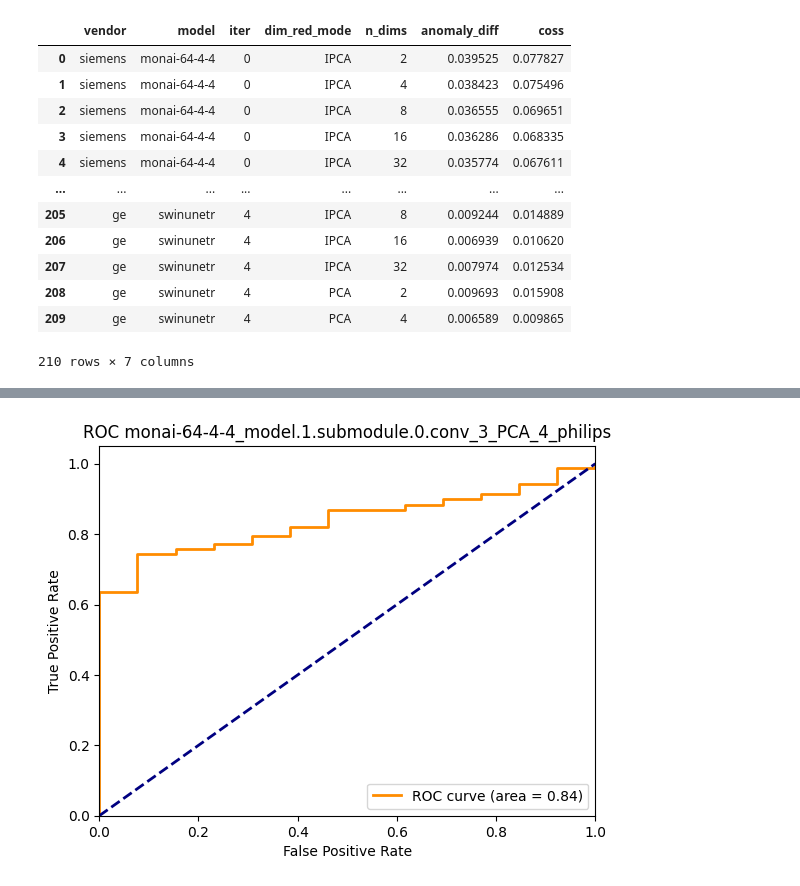
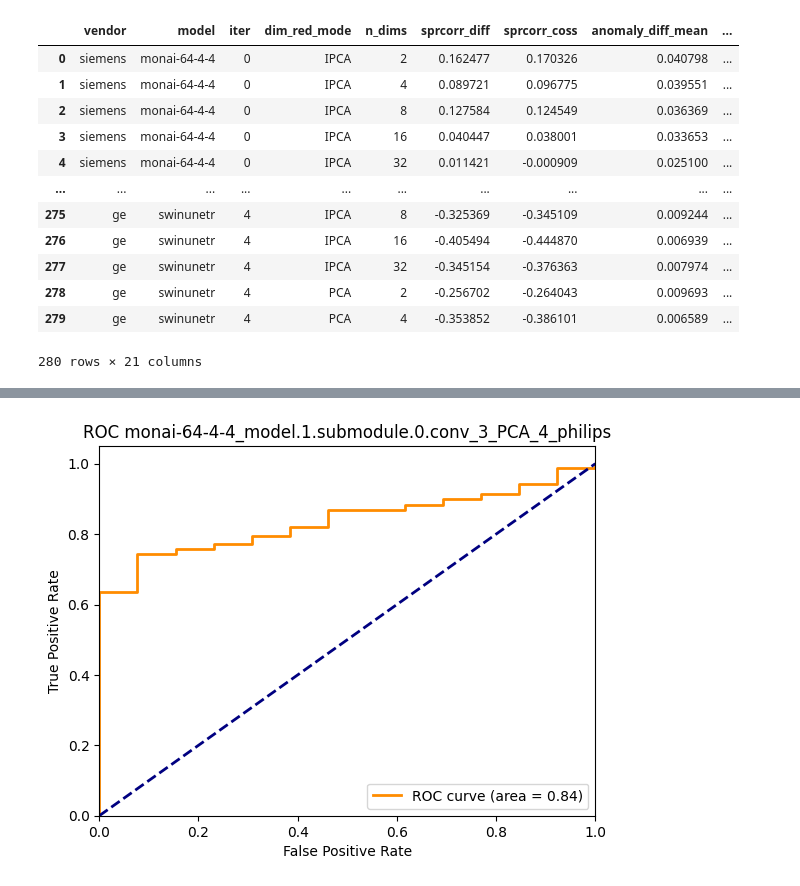
Before and after one commit to sgomezru/DSSQ, a Jupyter notebook: notebooks/anomaly.ipynb, the cells around one changed output, grey strips where cells are left out. Drawn from its saved outputs; the diff is of its cells as text; code cells hidden in the pictures.

Commit message:
Anomaly score reconstructed dims

```diff
--- a/notebooks/anomaly.ipynb
+++ b/notebooks/anomaly.ipynb
@@ -686,18 +734,18 @@ anomaly_stats = compute_anomaly(anomaly_outputs)
 # %%
-df_anomaly = pd.DataFrame(anomaly_stats)
-df_anomaly.to_csv(f'{OUT_PATH}/eval_data/anom_stats.csv', index=False)
+df_anomaly = pd.DataFrame(collected_stats)
+df_anomaly.to_csv(f'{OUT_PATH}/eval_data/anom_stats_complete.csv', index=False)
 df_anomaly
 # %% [output]
-|  | vendor | model | iter | dim_red_mode | n_dims | anomaly_diff | coss |
-| 0 | siemens | monai-64-4-4 | 0 | IPCA | 2 | 0.039525 | 0.077827 |
-| 1 | siemens | monai-64-4-4 | 0 | IPCA | 4 | 0.038423 | 0.075496 |
-| 2 | siemens | monai-64-4-4 | 0 | IPCA | 8 | 0.036555 | 0.069651 |
-| 3 | siemens | monai-64-4-4 | 0 | IPCA | 16 | 0.036286 | 0.068335 |
-| 4 | siemens | monai-64-4-4 | 0 | IPCA | 32 | 0.035774 | 0.067611 |
-| ... | ... | ... | ... | ... | ... | ... | ... |
-| 205 | ge | swinunetr | 4 | IPCA | 8 | 0.009244 | 0.014889 |
-| 206 | ge | swinunetr | 4 | IPCA | 16 | 0.006939 | 0.010620 |
-| 207 | ge | swinunetr | 4 | IPCA | 32 | 0.007974 | 0.012534 |
-| 208 | ge | swinunetr | 4 | PCA | 2 | 0.009693 | 0.015908 |
-| 209 | ge | swinunetr | 4 | PCA | 4 | 0.006589 | 0.009865 |
+|  | vendor | model | iter | dim_red_mode | n_dims | sprcorr_diff | sprcorr_coss | anomaly_diff_mean | ... |
+| 0 | siemens | monai-64-4-4 | 0 | IPCA | 2 | 0.162477 | 0.170326 | 0.040798 | ... |
+| 1 | siemens | monai-64-4-4 | 0 | IPCA | 4 | 0.089721 | 0.096775 | 0.039551 | ... |
+| 2 | siemens | monai-64-4-4 | 0 | IPCA | 8 | 0.127584 | 0.124549 | 0.036369 | ... |
+| 3 | siemens | monai-64-4-4 | 0 | IPCA | 16 | 0.040447 | 0.038001 | 0.033653 | ... |
+| 4 | siemens | monai-64-4-4 | 0 | IPCA | 32 | 0.011421 | -0.000909 | 0.025100 | ... |
+| ... | ... | ... | ... | ... | ... | ... | ... | ... | ... |
+| 275 | ge | swinunetr | 4 | IPCA | 8 | -0.325369 | -0.345109 | 0.009244 | ... |
+| 276 | ge | swinunetr | 4 | IPCA | 16 | -0.405494 | -0.444870 | 0.006939 | ... |
+| 277 | ge | swinunetr | 4 | IPCA | 32 | -0.345154 | -0.376363 | 0.007974 | ... |
+| 278 | ge | swinunetr | 4 | PCA | 2 | -0.256702 | -0.264043 | 0.009693 | ... |
+| 279 | ge | swinunetr | 4 | PCA | 4 | -0.353852 | -0.386101 | 0.006589 | ... |
-210 rows × 7 columns
+280 rows × 21 columns
```
Also changed, not shown: parts of 9 cells of this notebook.
